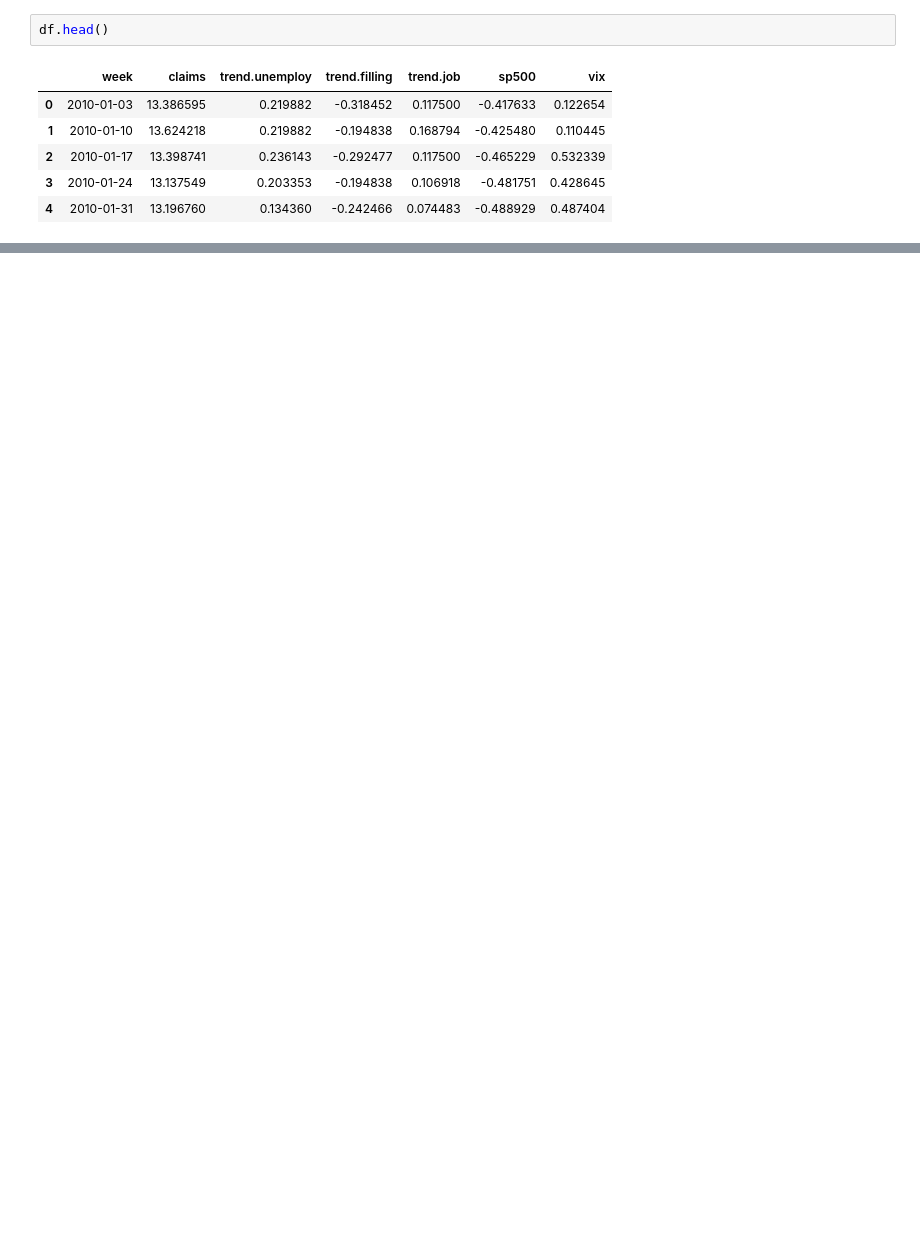
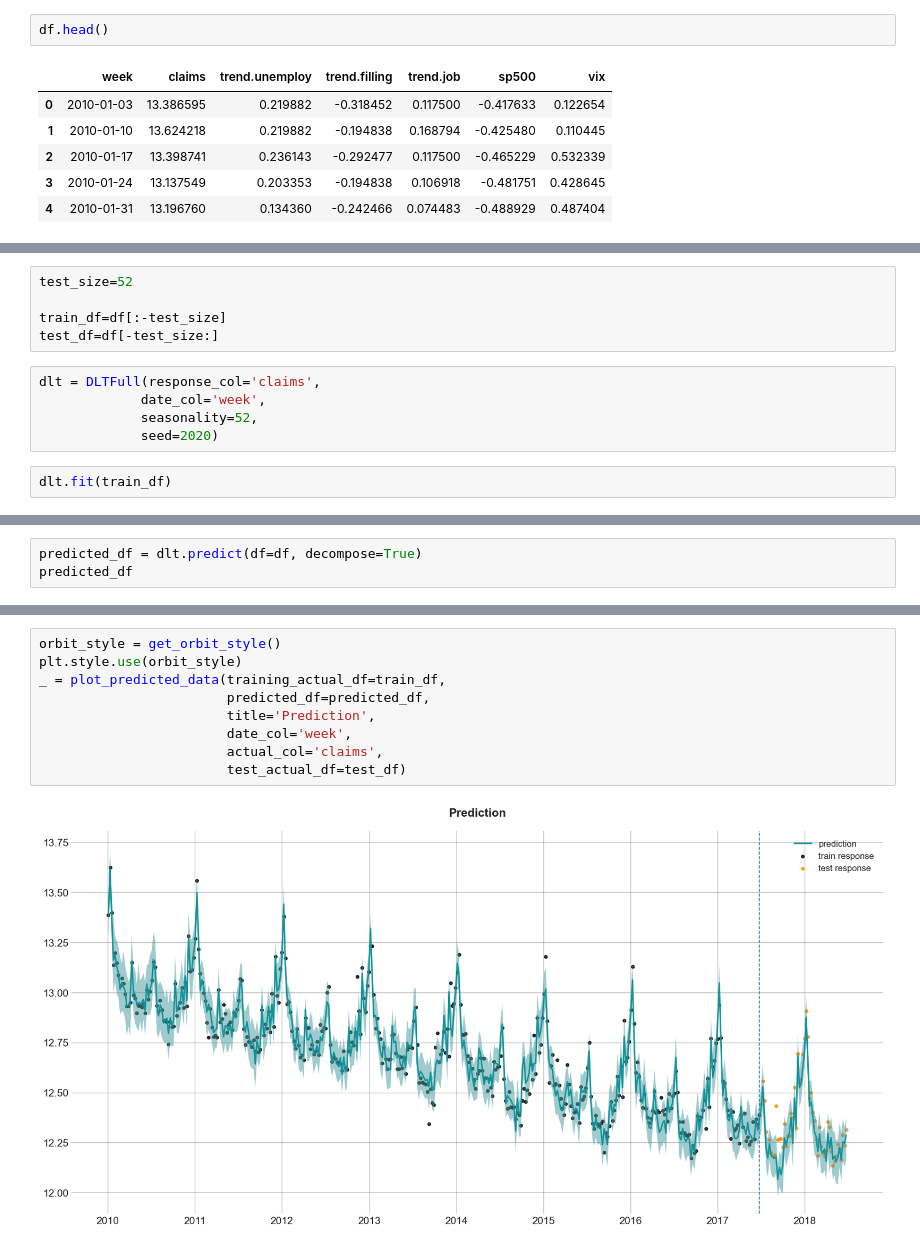
Before and after one commit to uber/orbit, a Jupyter notebook: examples/eda_orbit_style.ipynb, the cells around one changed output, grey strips where cells are left out. Drawn from its saved outputs; the diff is of its cells as text; blank space fills up the shorter version.

```diff
--- a/examples/eda_orbit_style.ipynb
+++ b/examples/eda_orbit_style.ipynb
@@ -245,0 +50,12 @@ sequential['Blue10'].value
+# %%
+test_size=52
+
+train_df=df[:-test_size]
+test_df=df[-test_size:]
+# %%
+dlt = DLTFull(response_col='claims',
+             date_col='week',
+             seasonality=52,
+             seed=2020)
+# %%
+dlt.fit(train_df)
@@ -245,0 +65,3 @@ sequential['Blue10'].value
+# %%
+predicted_df = dlt.predict(df=df, decompose=True)
+predicted_df
@@ -245,0 +82,11 @@ sequential['Blue10'].value
+# %%
+orbit_style = get_orbit_style()
+plt.style.use(orbit_style)
+_ = plot_predicted_data(training_actual_df=train_df,
+                        predicted_df=predicted_df,
+                        title='Prediction',
+                        date_col='week',
+                        actual_col='claims',
+                        test_actual_df=test_df)
+# %% [output]
+[figure, added]
```
Also changed, not shown: parts of 25 cells of this notebook, 9 other files.
